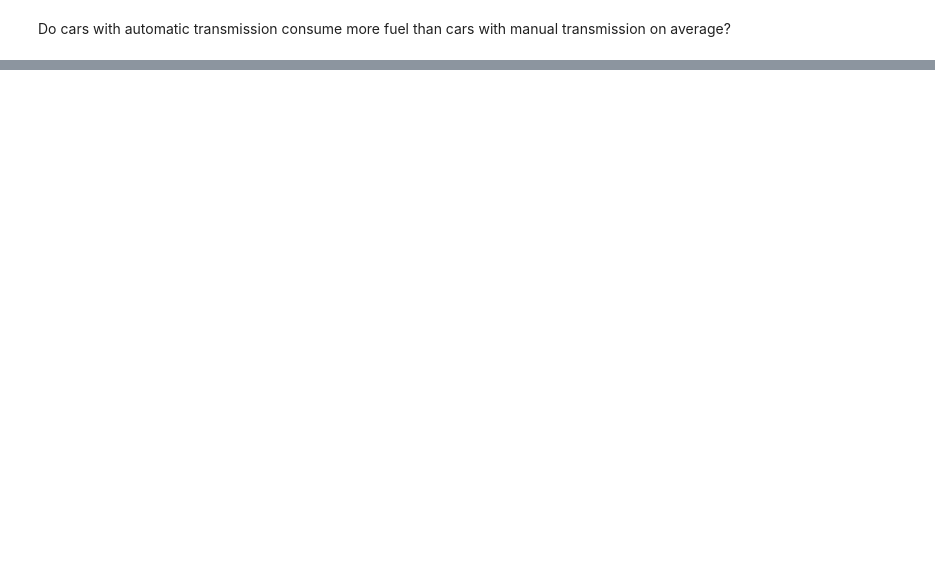
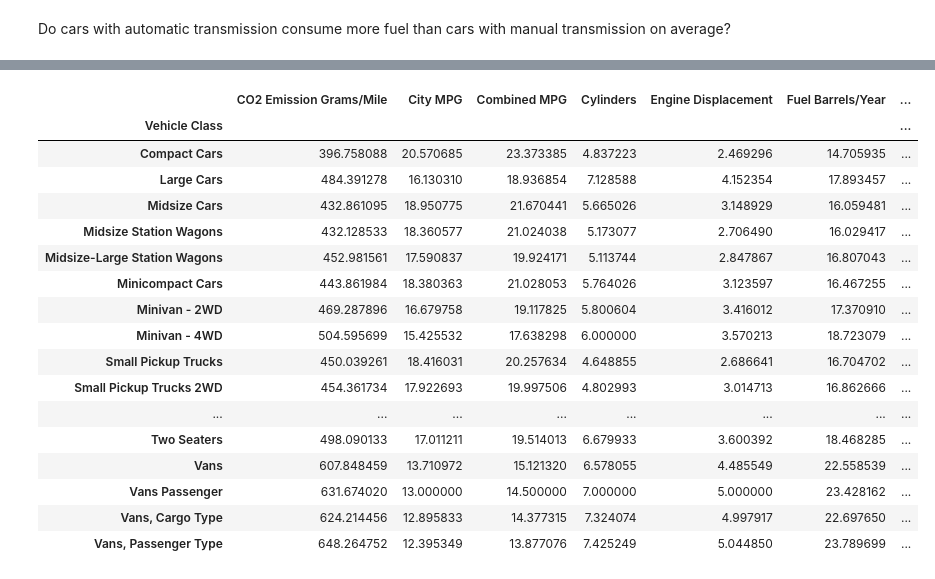
Before and after one commit to fprieto8111/IronLabs, a Jupyter notebook: Lab_Pandas_part_1.ipynb, the cells around one changed output, grey strips where cells are left out. Saved outputs shown, nothing was run; the diff lists cells and outputs as text; code cells hidden in the pictures; blank space fills up the shorter version.

```diff
--- a/Lab_Pandas_part_1.ipynb
+++ b/Lab_Pandas_part_1.ipynb
@@ -230,0 +283,21 @@ Do cars with automatic transmission consume more fuel than cars with manual tran
+# %%
+pd.pivot_table(vehicles, index=["Vehicle Class"], fill_value=0)
+# %% [output]
+|  | CO2 Emission Grams/Mile | City MPG | Combined MPG | Cylinders | Engine Displacement | Fuel Barrels/Year | ... |
+| Vehicle Class |  |  |  |  |  |  | ... |
+| Compact Cars | 396.758088 | 20.570685 | 23.373385 | 4.837223 | 2.469296 | 14.705935 | ... |
+| Large Cars | 484.391278 | 16.130310 | 18.936854 | 7.128588 | 4.152354 | 17.893457 | ... |
+| Midsize Cars | 432.861095 | 18.950775 | 21.670441 | 5.665026 | 3.148929 | 16.059481 | ... |
+| Midsize Station Wagons | 432.128533 | 18.360577 | 21.024038 | 5.173077 | 2.706490 | 16.029417 | ... |
+| Midsize-Large Station Wagons | 452.981561 | 17.590837 | 19.924171 | 5.113744 | 2.847867 | 16.807043 | ... |
+| Minicompact Cars | 443.861984 | 18.380363 | 21.028053 | 5.764026 | 3.123597 | 16.467255 | ... |
+| Minivan - 2WD | 469.287896 | 16.679758 | 19.117825 | 5.800604 | 3.416012 | 17.370910 | ... |
+| Minivan - 4WD | 504.595699 | 15.425532 | 17.638298 | 6.000000 | 3.570213 | 18.723079 | ... |
+| Small Pickup Trucks | 450.039261 | 18.416031 | 20.257634 | 4.648855 | 2.686641 | 16.704702 | ... |
+| Small Pickup Trucks 2WD | 454.361734 | 17.922693 | 19.997506 | 4.802993 | 3.014713 | 16.862666 | ... |
+| ... | ... | ... | ... | ... | ... | ... | ... |
+| Two Seaters | 498.090133 | 17.011211 | 19.514013 | 6.679933 | 3.600392 | 18.468285 | ... |
+| Vans | 607.848459 | 13.710972 | 15.121320 | 6.578055 | 4.485549 | 22.558539 | ... |
+| Vans Passenger | 631.674020 | 13.000000 | 14.500000 | 7.000000 | 5.000000 | 23.428162 | ... |
+| Vans, Cargo Type | 624.214456 | 12.895833 | 14.377315 | 7.324074 | 4.997917 | 22.697650 | ... |
+| Vans, Passenger Type | 648.264752 | 12.395349 | 13.877076 | 7.425249 | 5.044850 | 23.789699 | ... |
```
Also changed, not shown: parts of 7 cells of this notebook.
